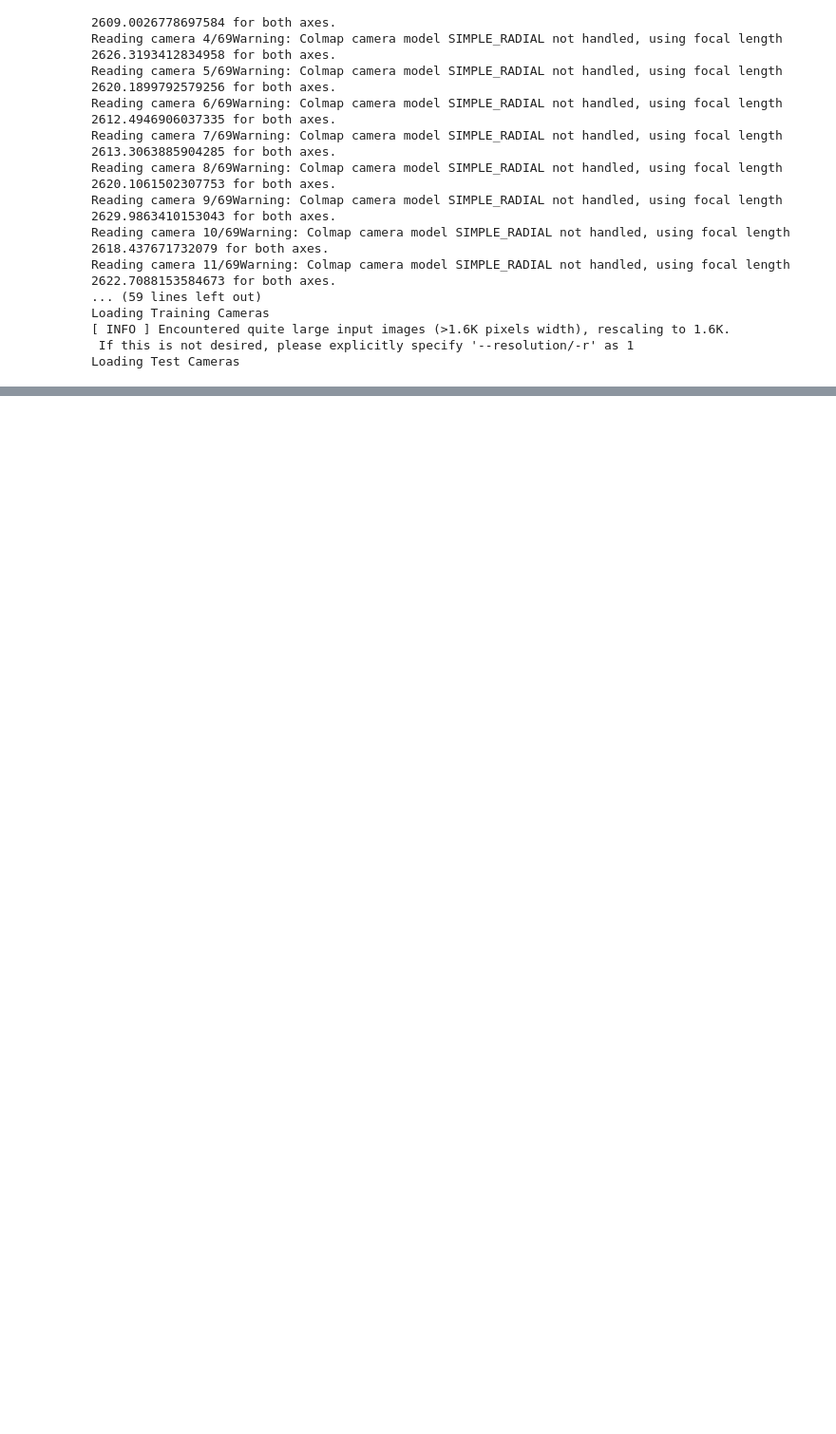
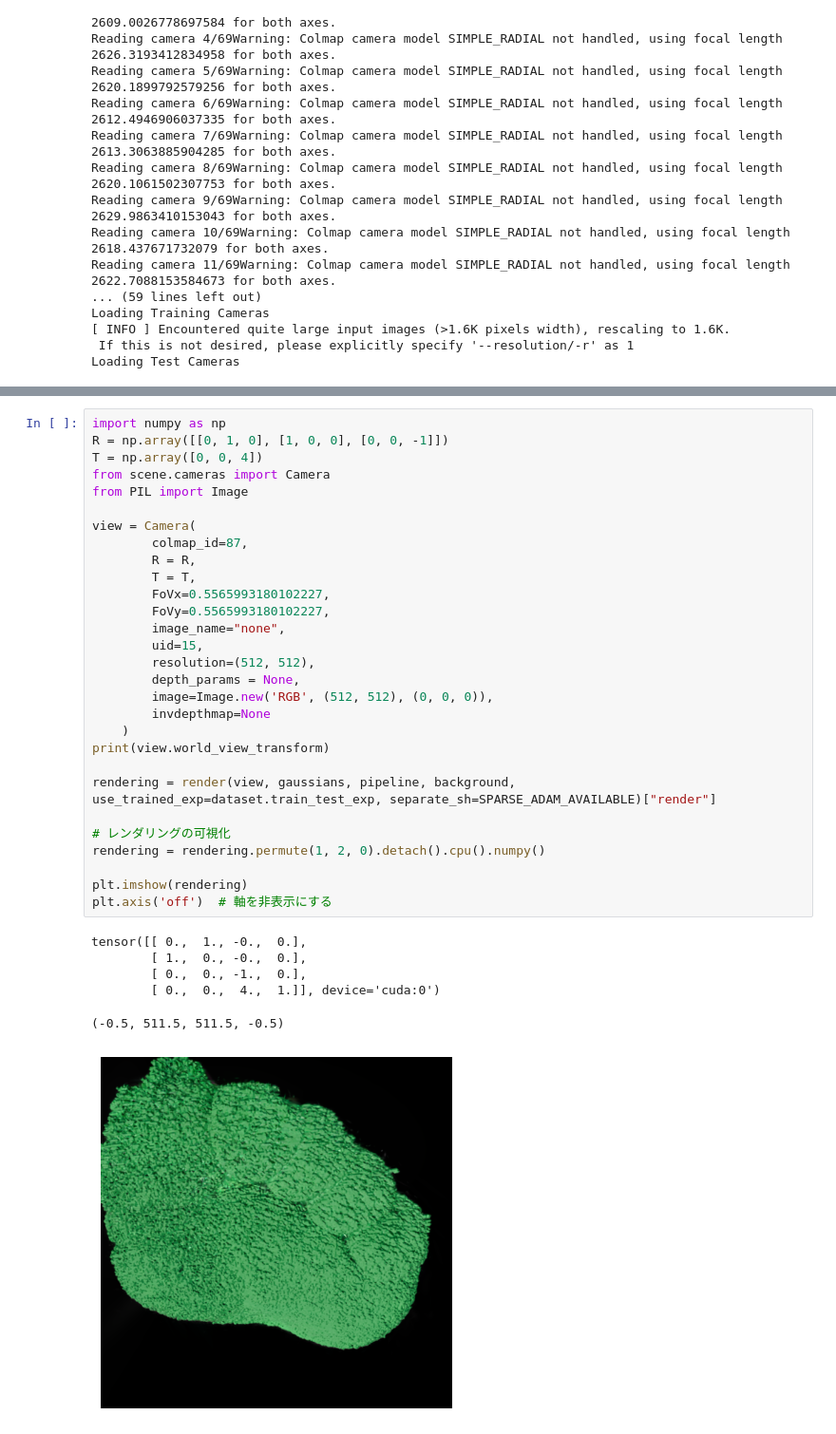
Before and after one commit to Maemaemaeko/r2_gaussian, a Jupyter notebook: volunme_slicing_display/visualize_gs.ipynb, the cells around one changed output, grey strips where cells are left out. Shown at 95% size. Cells and saved outputs as stored; diff of their text form; blank space fills up the shorter version.

```diff
--- a/volunme_slicing_display/visualize_gs.ipynb
+++ b/volunme_slicing_display/visualize_gs.ipynb
@@ -157,0 +185,36 @@ plt.axis('off')  # 軸を非表示にする
+# %%
+import numpy as np
+R = np.array([[0, 1, 0], [1, 0, 0], [0, 0, -1]])
+T = np.array([0, 0, 4])
+from scene.cameras import Camera
+from PIL import Image
+
+view = Camera(
+        colmap_id=87,
+        R = R,
+        T = T,
+        FoVx=0.5565993180102227,
+        FoVy=0.5565993180102227,
+        image_name="none",
+        uid=15,
+        resolution=(512, 512),
+        depth_params = None,
+        image=Image.new('RGB', (512, 512), (0, 0, 0)),
+        invdepthmap=None
+    )
+print(view.world_view_transform)
+
+rendering = render(view, gaussians, pipeline, background, use_trained_exp=dataset.train_test_exp, separate_sh=SPARSE_ADAM_AVAILABLE)["render"]
+
+# レンダリングの可視化
+rendering = rendering.permute(1, 2, 0).detach().cpu().numpy()
+
+plt.imshow(rendering)
+plt.axis('off')  # 軸を非表示にする
+# %% [output]
+tensor([[ 0.,  1., -0.,  0.],
+        [ 1.,  0., -0.,  0.],
+        [ 0.,  0., -1.,  0.],
+        [ 0.,  0.,  4.,  1.]], device='cuda:0')
+(-0.5, 511.5, 511.5, -0.5)
+[figure, added]
```
Also changed, not shown: parts of 2 cells of this notebook, 3 other files.
